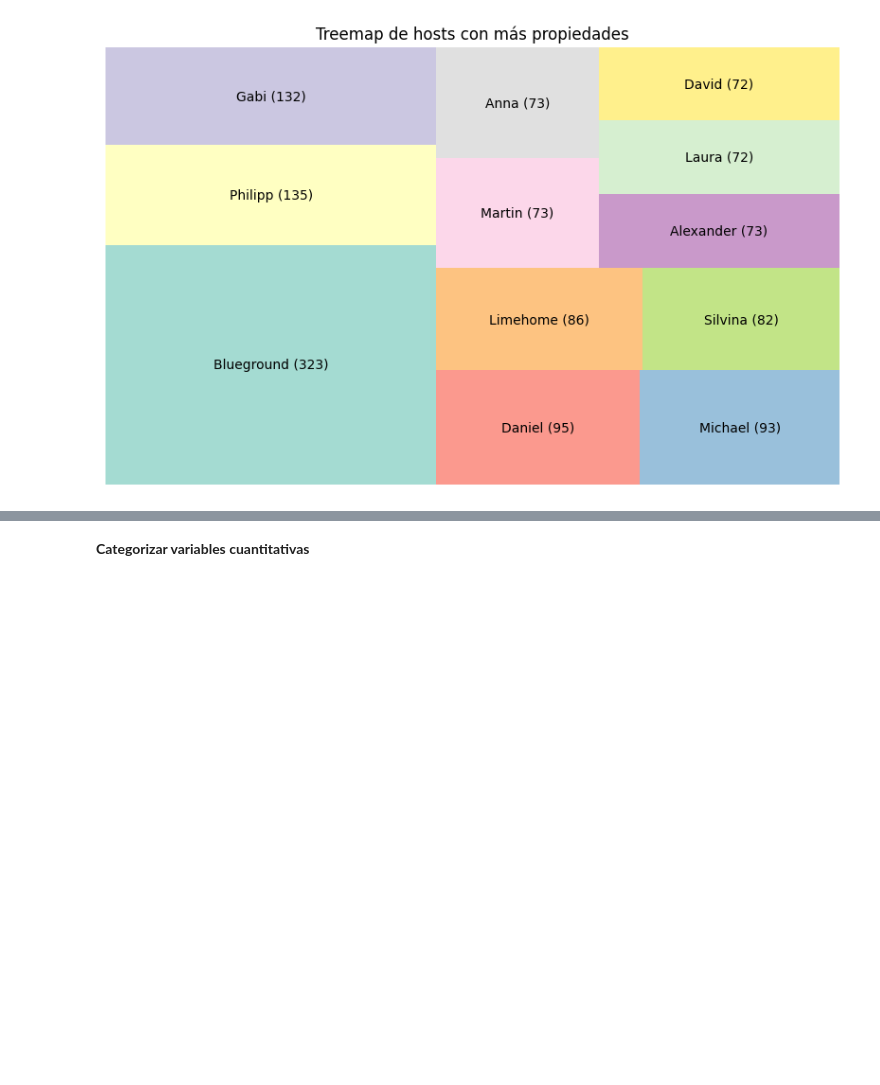
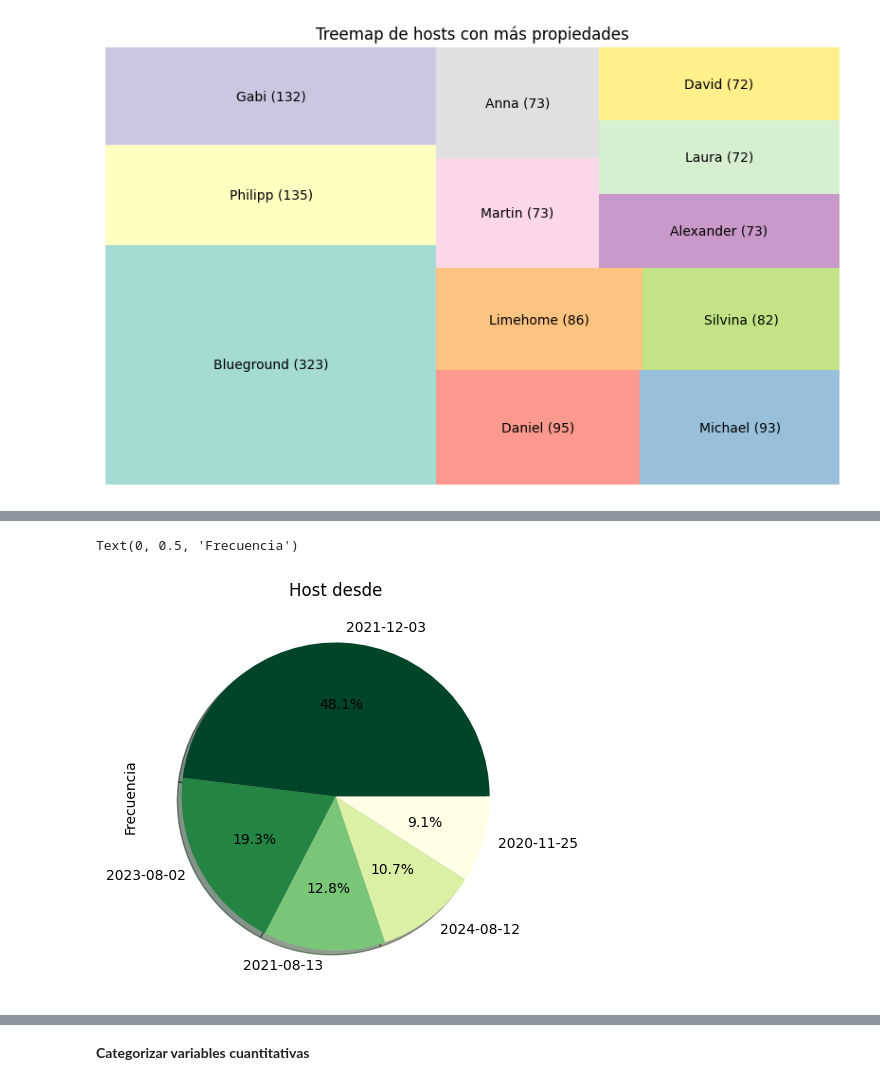
Before and after one commit to Raydays55/Actividad-5, a Jupyter notebook: Act5.ipynb, the cells around one changed output, grey strips where cells are left out. Drawn from its saved outputs; the diff is of its cells as text; code cells hidden in the pictures; blank space fills up the shorter version.

```diff
--- a/Act5.ipynb
+++ b/Act5.ipynb
@@ -227,0 +255,20 @@ Tabla_freq_host_since
+# %%
+# 10. Análisis univariado host_since
+Tabla_freq_since = df_extrac['host_since'].value_counts().reset_index()
+Tabla_freq_since
+
+# Filtro de valores más relevantes de la variable categórica
+Filtro_time_since = Tabla_freq_since[Tabla_freq_since['count'] > 1].head(5)
+Filtro_time_since
+
+# Ajustar el índice del DF
+Filtro_index_since = Filtro_time_since.set_index('host_since')
+Filtro_index_since
+
+# Realizar gráfica de barras del DF filtrado, Análisis univariado de una frecuencia
+Filtro_index_since['count'].plot(kind= 'pie', figsize= (10,5), shadow = True, autopct = "%0.1f%%", colormap = 'YlGn_r')
+plt.title('Host desde')
+plt.ylabel('Frecuencia')
+# %% [output]
+Text(0, 0.5, 'Frecuencia')
+[figure, added]
```
Also changed, not shown: parts of 5 cells of this notebook.
